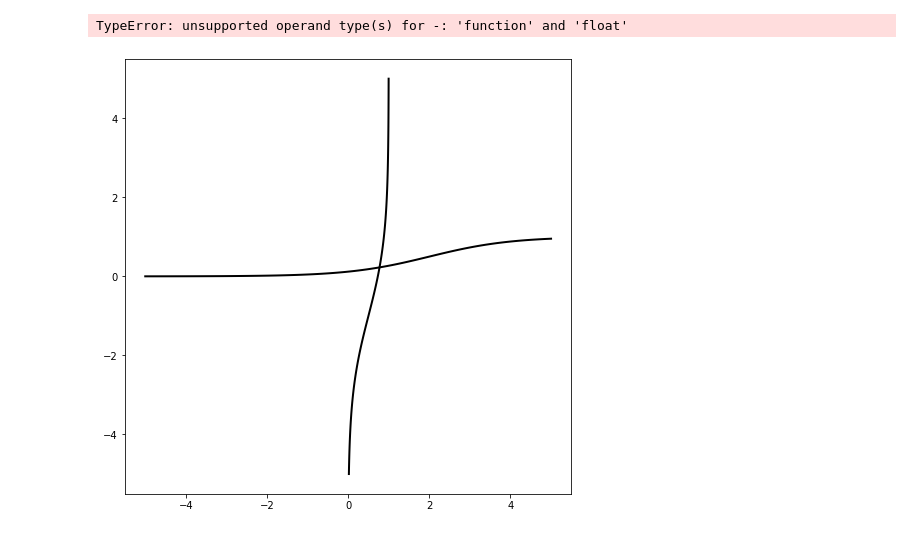
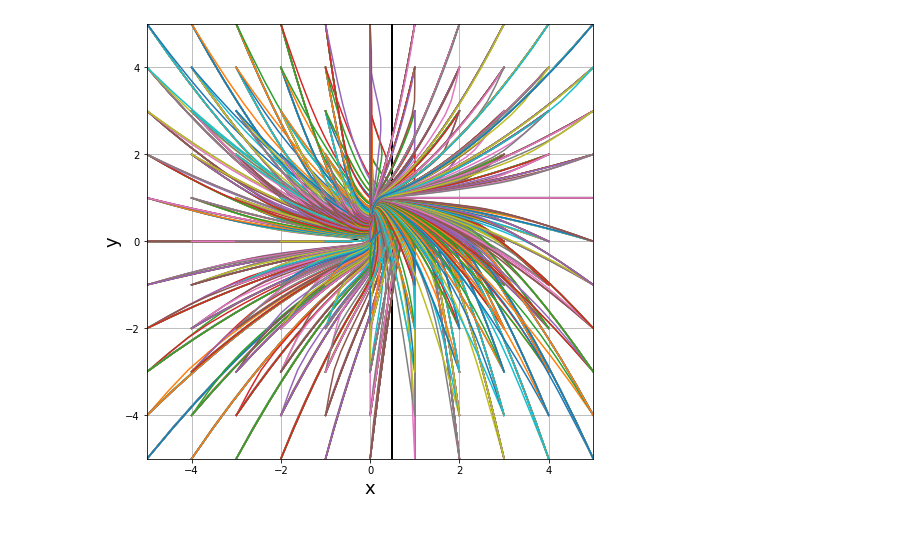
Before and after one commit to jarzavala/LA-Brown-JRitt, a Jupyter notebook: Project.ipynb, the cells around one changed output. Saved outputs shown, nothing was run; the diff lists cells and outputs as text; code cells hidden in the pictures.

```diff
--- a/Project.ipynb
+++ b/Project.ipynb
@@ -63,5 +101,4 @@ def phase_plane(model, E, F, start = [1,2], t = np.linspace(0, 5, 100), g=2, h=3
 # %%
-phase_plane(model, E, F)
+phase_plane(model, E, F, G)
 # %% [output]
-TypeError: unsupported operand type(s) for -: 'function' and 'float'
-[figure, old version]
+[figure, new version]
```
Also changed, not shown: parts of 2 cells of this notebook.
